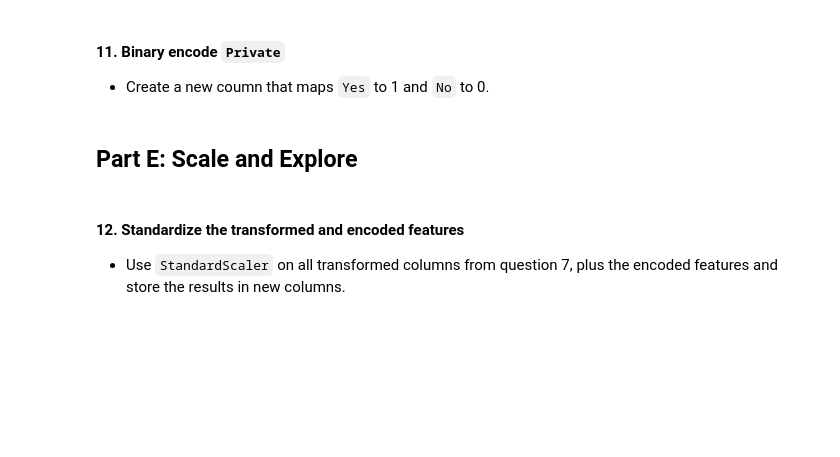
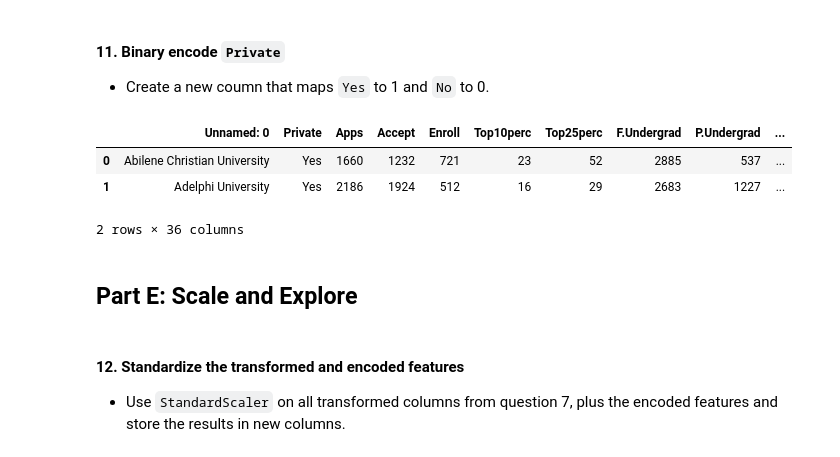
Before and after one commit to xzainab/labs_projects, a Jupyter notebook: labs/Supervised Mashine Learning/6.8/6.8.E1 Transformation Exercise.ipynb, the cells around one changed output. Saved outputs shown, nothing was run; the diff lists cells and outputs as text; code cells hidden in the pictures; blank space fills up the shorter version.

```diff
--- a/labs/Supervised Mashine Learning/6.8/6.8.E1 Transformation Exercise.ipynb
+++ b/labs/Supervised Mashine Learning/6.8/6.8.E1 Transformation Exercise.ipynb
@@ -463,3 +508,12 @@ for i in range(len(skewness)):
+# %%
+# Your code here
+df['Private_Encoded'] = df['Private'].map({'Yes': 1, 'No': 0})
+df.head(2)
+# %% [output]
+|  | Unnamed: 0 | Private | Apps | Accept | Enroll | Top10perc | Top25perc | F.Undergrad | P.Undergrad | ... |
+| 0 | Abilene Christian University | Yes | 1660 | 1232 | 721 | 23 | 52 | 2885 | 537 | ... |
+| 1 | Adelphi University | Yes | 2186 | 1924 | 512 | 16 | 29 | 2683 | 1227 | ... |
+2 rows × 36 columns
 # %% [markdown]
 ## Part E: Scale and Explore
 # %% [markdown]
```
Also changed, not shown: parts of 29 cells of this notebook, 1 other file.
